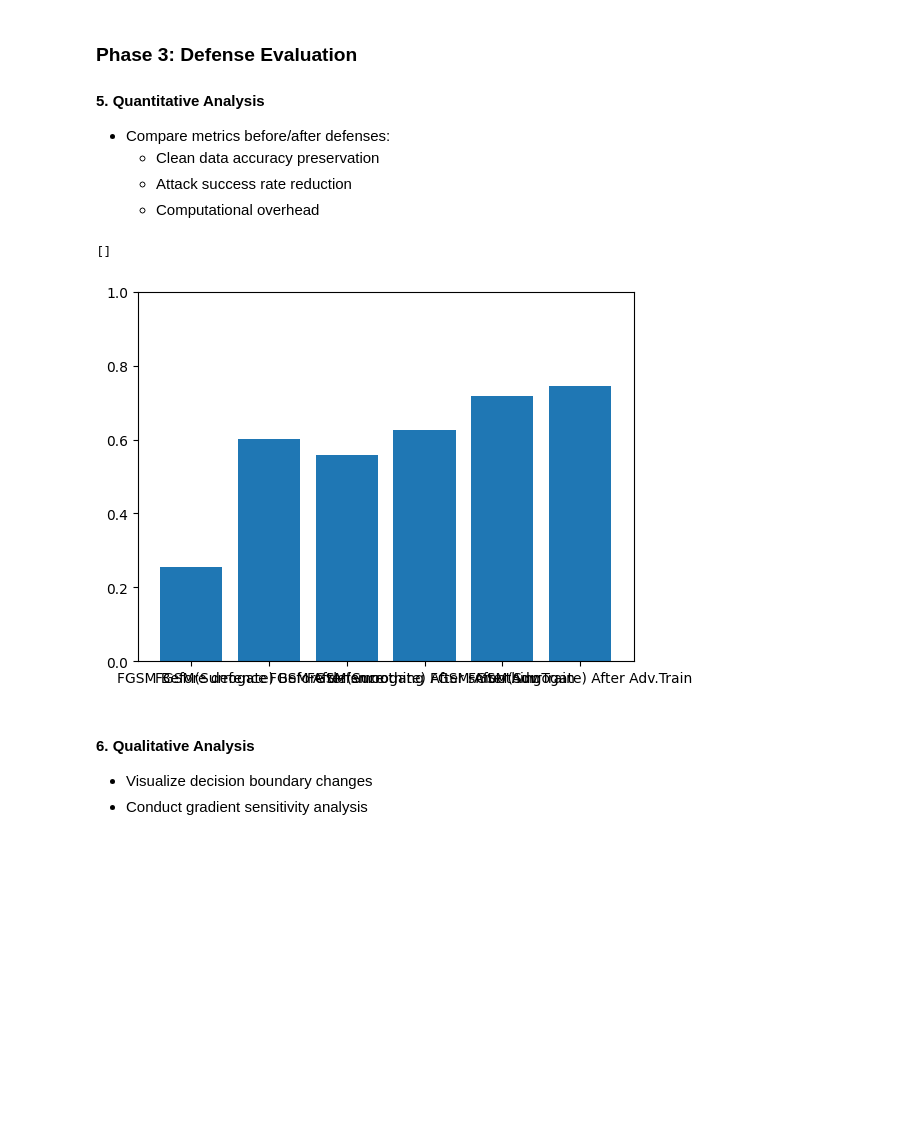
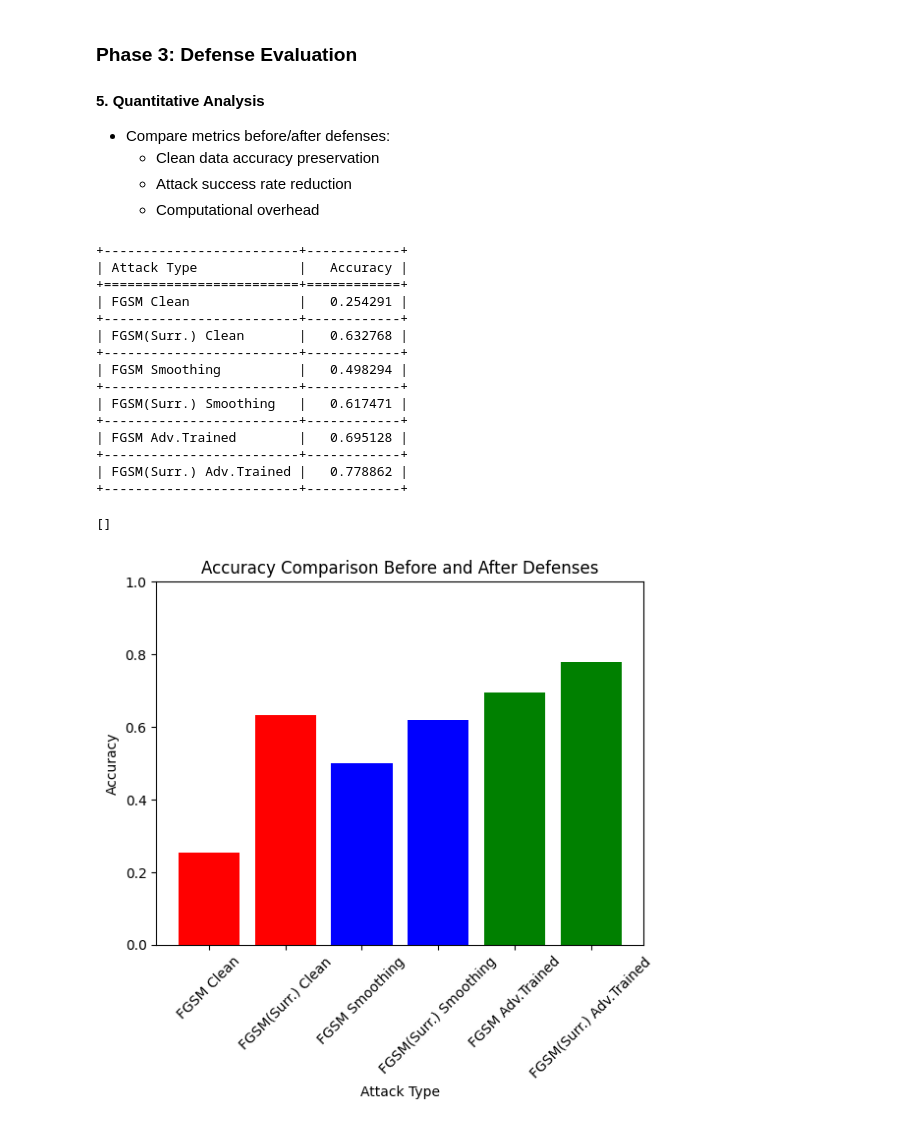
Before and after one commit to innozent/security_capstone, a Jupyter notebook: group5_project.ipynb, the cells around one changed output. Drawn from its saved outputs; the diff is of its cells as text; code cells hidden in the pictures; blank space fills up the shorter version.

```diff
--- a/group5_project.ipynb
+++ b/group5_project.ipynb
@@ -659,23 +783,39 @@ Accuracy on adversarial trained model with adversarial test example: 74.52297196
   - Computational overhead
 # %%
 accuracy_matrix = {
-    "FGSM Before defence": fgsm_accuracy,
-    "FGSM(Surrogate) Before defence": fgsm_surr_accuracy,
-    "FGSM After smoothing": rs_accuracy,
-    "FGSM(Surrogate) After smoothing": rs_surr_accuracy,
-    "FGSM After Adv.Train": adv_trn_accuracy,
-    "FGSM(Surrogate) After Adv.Train": adv_trn_surr_accuracy,
+    "FGSM Clean": fgsm_accuracy,
+    "FGSM(Surr.) Clean": fgsm_surr_accuracy,
+    "FGSM Smoothing": rs_accuracy,
+    "FGSM(Surr.) Smoothing": rs_surr_accuracy,
+    "FGSM Adv.Trained": adv_trn_accuracy,
+    "FGSM(Surr.) Adv.Trained": adv_trn_surr_accuracy,
 }
 
 
-plt.bar(accuracy_matrix.keys(), accuracy_matrix.values())
+print(tabulate(accuracy_matrix.items(), headers=["Attack Type", "Accuracy"], tablefmt="grid"))
+
+plt.bar(accuracy_matrix.keys(), accuracy_matrix.values(), color=['r','r','b','b','g','g'])
 plt.ylim([0,1])
+plt.ylabel("Accuracy")
+plt.xlabel("Attack Type")
+plt.xticks(rotation=45)
+plt.title("Accuracy Comparison Before and After Defenses")
 plt.plot()
 # %% [output]
-[]
++-------------------------+------------+
+| Attack Type             |   Accuracy |
++=========================+============+
+| FGSM Clean              |   0.254291 |
++-------------------------+------------+
+| FGSM(Surr.) Clean       |   0.632768 |
++-------------------------+------------+
+| FGSM Smoothing          |   0.498294 |
++-------------------------+------------+
+| FGSM(Surr.) Smoothing   |   0.617471 |
++-------------------------+------------+
+| FGSM Adv.Trained        |   0.695128 |
++-------------------------+------------+
+| FGSM(Surr.) Adv.Trained |   0.778862 |
++-------------------------+------------+
+[]
-[figure, old version]
+[figure, new version]
-# %% [markdown]
-
-#### 6.	Qualitative Analysis
-- Visualize decision boundary changes
-- Conduct gradient sensitivity analysis
```
Also changed, not shown: parts of 78 cells of this notebook, 2 other files.
